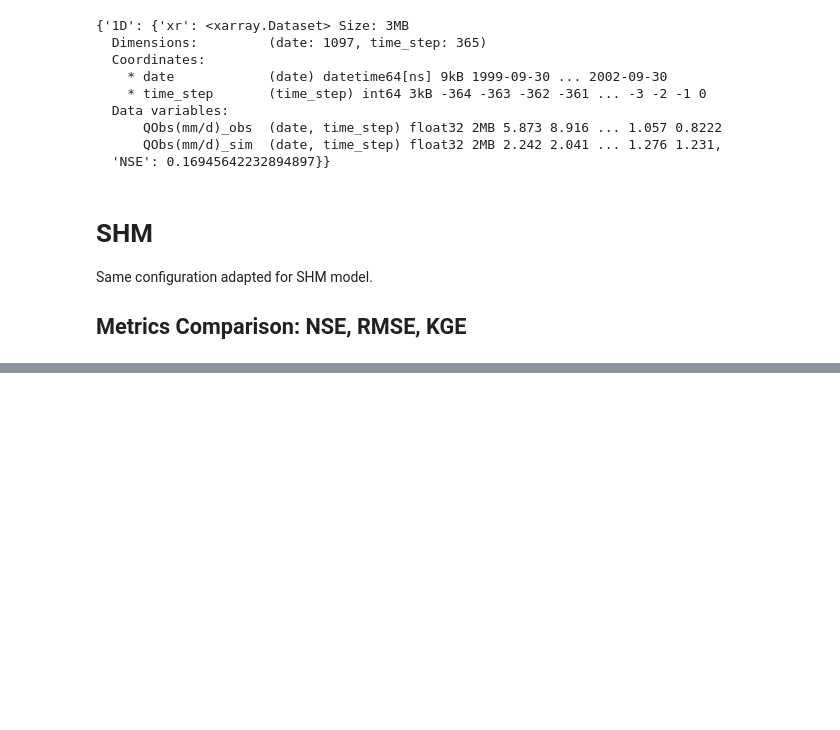
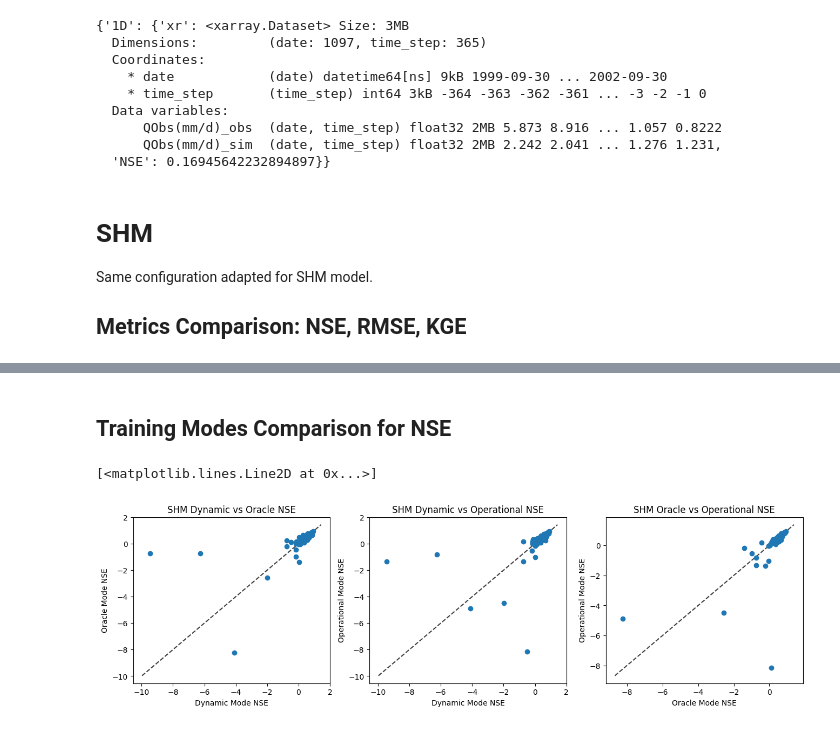
Before and after one commit to mines-ciroh/neuralhydrology-dcfe, a Jupyter notebook: examples/07-DCFE/Manuscript_Material.ipynb, the cells around one changed output, grey strips where cells are left out. Cells and saved outputs as stored; diff of their text form; code cells hidden in the pictures; blank space fills up the shorter version.

```diff
--- a/examples/07-DCFE/Manuscript_Material.ipynb
+++ b/examples/07-DCFE/Manuscript_Material.ipynb
@@ -880,0 +881,27 @@ ax[2].legend()
+# %% [markdown]
+## Training Modes Comparison for NSE
+# %%
+fig, ax = plt.subplots(1, 3, figsize=(16,4))
+ax[0].plot(shm_metrics['dynamic_nse'], shm_metrics['oracle_nse'], 'o')
+ax[0].set_title("SHM Dynamic vs Oracle NSE")
+ax[0].set_xlabel("Dynamic Mode NSE")
+ax[0].set_ylabel("Oracle Mode NSE")
+lims0 = [np.min([ax[0].get_xlim(), ax[0].get_ylim()]), np.max([ax[0].get_xlim(), ax[0].get_ylim()])]
+ax[0].plot(lims0, lims0, 'k--', alpha=0.75, zorder=0)
+
+ax[1].plot(shm_metrics['dynamic_nse'], shm_metrics['operational_nse'], 'o')
+ax[1].set_title("SHM Dynamic vs Operational NSE")
+ax[1].set_xlabel("Dynamic Mode NSE")
+ax[1].set_ylabel("Operational Mode NSE")
+lims1 = [np.min([ax[1].get_xlim(), ax[1].get_ylim()]), np.max([ax[1].get_xlim(), ax[1].get_ylim()])]
+ax[1].plot(lims1, lims1, 'k--', alpha=0.75, zorder=0)
+
+ax[2].plot(shm_metrics['oracle_nse'], shm_metrics['operational_nse'], 'o')
+ax[2].set_title("SHM Oracle vs Operational NSE")
+ax[2].set_xlabel("Oracle Mode NSE")
+ax[2].set_ylabel("Operational Mode NSE")
+lims2 = [np.min([ax[2].get_xlim(), ax[2].get_ylim()]), np.max([ax[2].get_xlim(), ax[2].get_ylim()])]
+ax[2].plot(lims2, lims2, 'k--', alpha=0.75, zorder=0)
+# %% [output]
+[<matplotlib.lines.Line2D at 0x...>]
+[figure, added]
```
Also changed, not shown: parts of 3 cells of this notebook, 1 other file.
